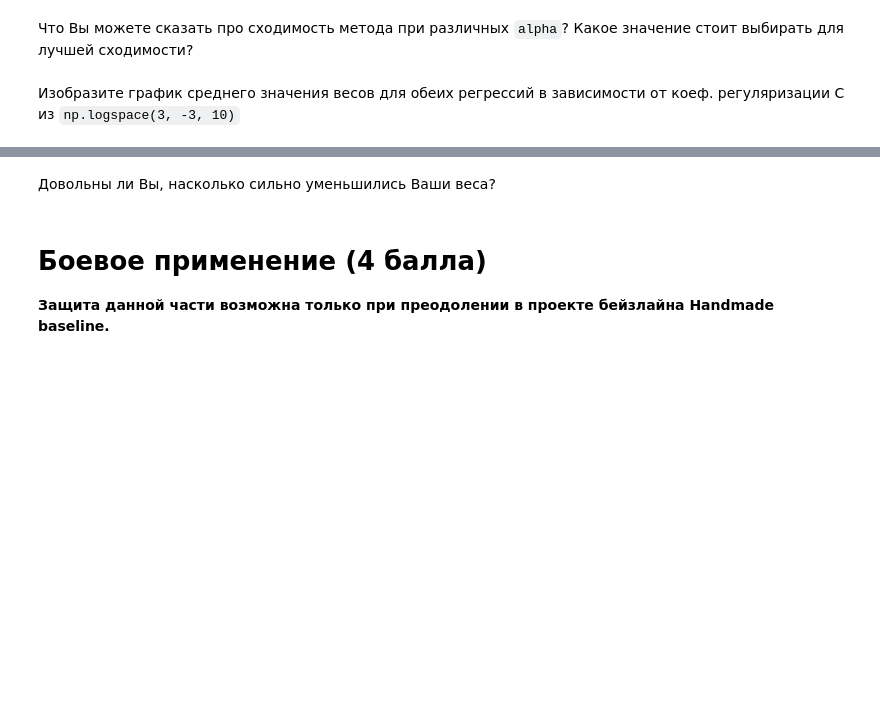
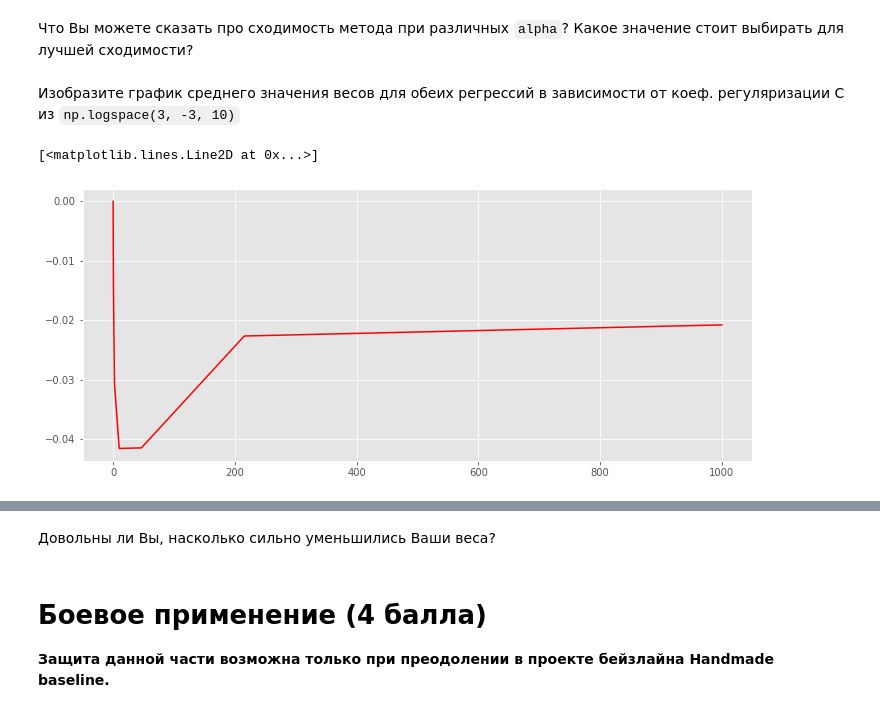
Before and after one commit to vid1525/ml2020-09, a Jupyter notebook: vasenkov_hw2.ipynb, the cells around one changed output, grey strips where cells are left out. Drawn from its saved outputs; the diff is of its cells as text; code cells hidden in the pictures; blank space fills up the shorter version.

```diff
--- a/vasenkov_hw2.ipynb
+++ b/vasenkov_hw2.ipynb
@@ -493,4 +506,19 @@ for a in alpha:
 Что Вы можете сказать про сходимость метода при различных `alpha`? Какое значение стоит выбирать для лучшей сходимости?
 # %% [markdown]
 Изобразите график среднего значения весов для обеих регрессий в зависимости от коеф. регуляризации С из `np.logspace(3, -3, 10)`
+# %%
+C_values = np.logspace(3, -3, 10)
+
+#log regression
+
+res_log = []
+for a in C_values:
+    MyClsLog = MySGDClassifier(batch_generator, batch_size=20,
+                               alpha=0.0001, coef=0.99, C=a, max_epoch=100, model_type='log_reg')
+    MyClsLog.fit(X, y)
+    res_log.append(np.mean(MyClsLog.weights))
+plt.plot(C_values, res_log, color='red')
+# %% [output]
+[<matplotlib.lines.Line2D at 0x...>]
+[figure, added]
 # %%
```
Also changed, not shown: parts of 10 cells of this notebook.
